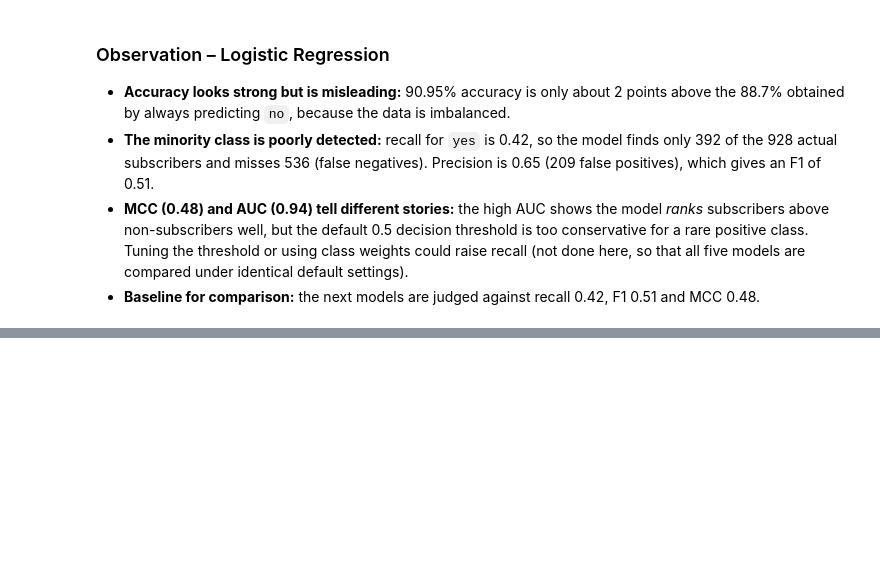
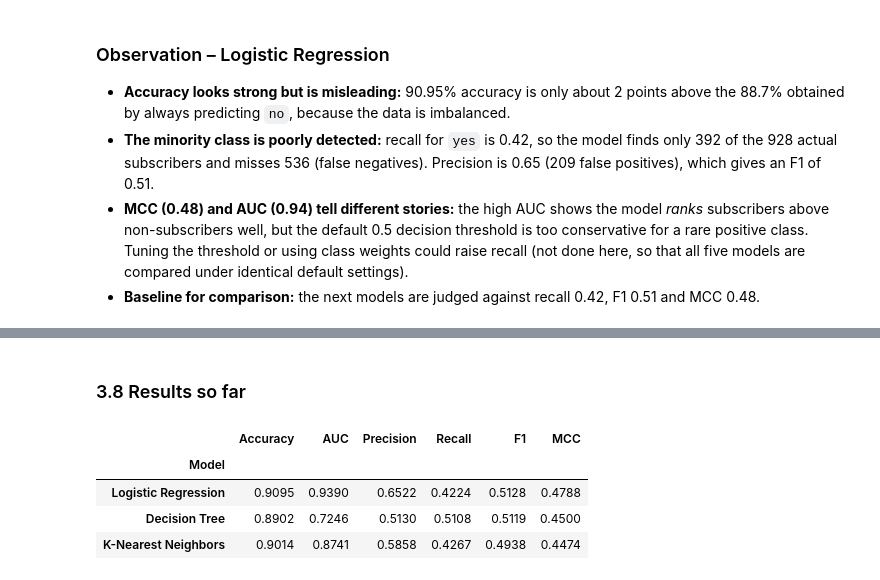
Before and after one commit to athisayarajp/ml-classification-streamlit, a Jupyter notebook: ML_Assignment2.ipynb, the cells around one changed output, grey strips where cells are left out. Saved outputs shown, nothing was run; the diff lists cells and outputs as text; code cells hidden in the pictures; blank space fills up the shorter version.

```diff
--- a/ML_Assignment2.ipynb
+++ b/ML_Assignment2.ipynb
@@ -312,0 +396,10 @@ weighted avg       0.90      0.91      0.90      8236
+# %% [markdown]
+### 3.8 Results so far
+# %%
+pd.DataFrame(results).set_index('Model').round(4)
+# %% [output]
+|  | Accuracy | AUC | Precision | Recall | F1 | MCC |
+| Model |  |  |  |  |  |  |
+| Logistic Regression | 0.9095 | 0.9390 | 0.6522 | 0.4224 | 0.5128 | 0.4788 |
+| Decision Tree | 0.8902 | 0.7246 | 0.5130 | 0.5108 | 0.5119 | 0.4500 |
+| K-Nearest Neighbors | 0.9014 | 0.8741 | 0.5858 | 0.4267 | 0.4938 | 0.4474 |
```
Also changed, not shown: parts of 14 cells of this notebook.
